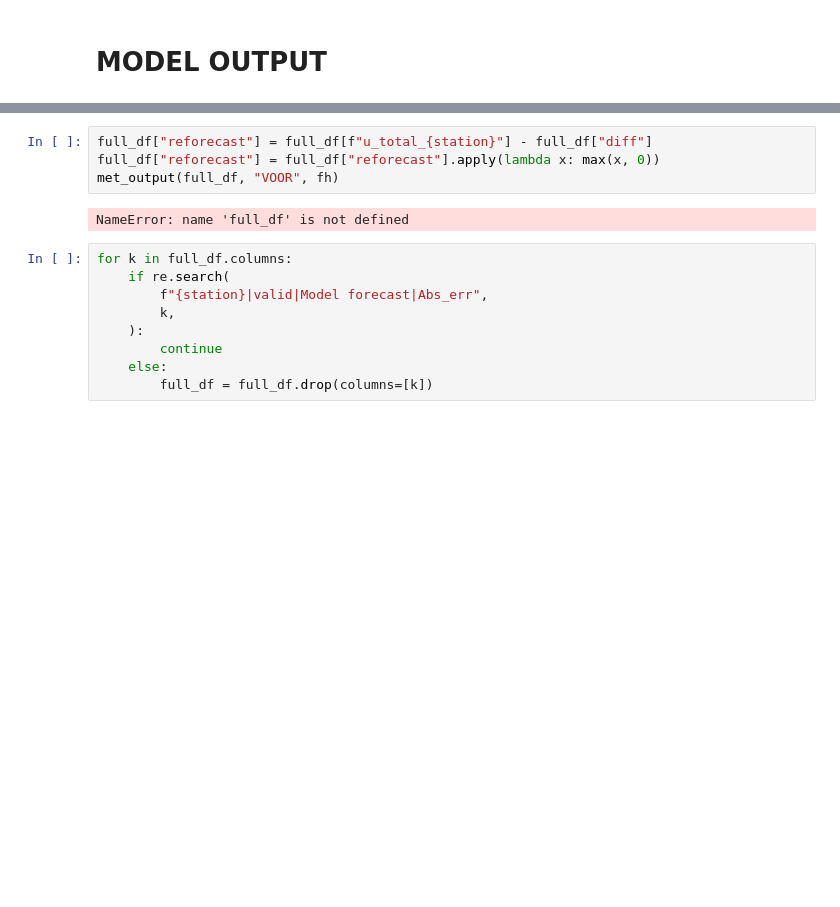
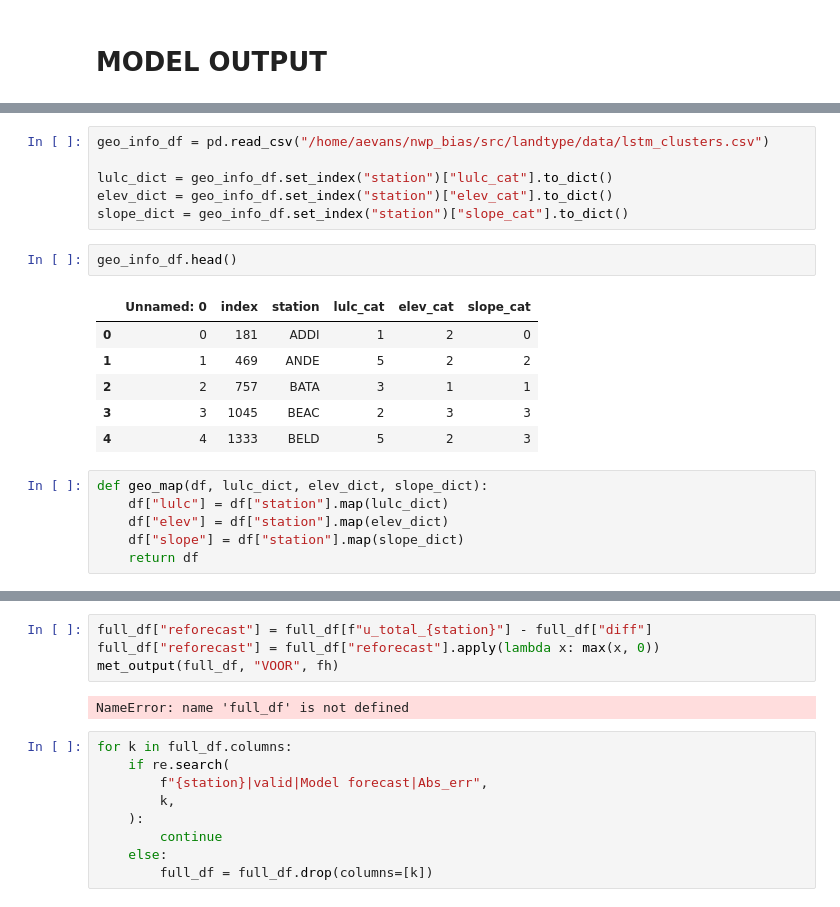
Before and after one commit to shmaronshmevans/nwp_bias, a Jupyter notebook: src/machine_learning/notebooks/visualize_error_metrics.ipynb, the cells around one changed output, grey strips where cells are left out. Drawn from its saved outputs; the diff is of its cells as text; blank space fills up the shorter version.

```diff
--- a/src/machine_learning/notebooks/visualize_error_metrics.ipynb
+++ b/src/machine_learning/notebooks/visualize_error_metrics.ipynb
@@ -259,0 +356,21 @@ x = ml_output(ldf, 4, station, test_set_start, test_set_finish, -5, 5)
+# %%
+geo_info_df = pd.read_csv("/home/aevans/nwp_bias/src/landtype/data/lstm_clusters.csv")
+
+lulc_dict = geo_info_df.set_index("station")["lulc_cat"].to_dict()
+elev_dict = geo_info_df.set_index("station")["elev_cat"].to_dict()
+slope_dict = geo_info_df.set_index("station")["slope_cat"].to_dict()
+# %%
+geo_info_df.head()
+# %% [output]
+|  | Unnamed: 0 | index | station | lulc_cat | elev_cat | slope_cat |
+| 0 | 0 | 181 | ADDI | 1 | 2 | 0 |
+| 1 | 1 | 469 | ANDE | 5 | 2 | 2 |
+| 2 | 2 | 757 | BATA | 3 | 1 | 1 |
+| 3 | 3 | 1045 | BEAC | 2 | 3 | 3 |
+| 4 | 4 | 1333 | BELD | 5 | 2 | 3 |
+# %%
+def geo_map(df, lulc_dict, elev_dict, slope_dict):
+    df["lulc"] = df["station"].map(lulc_dict)
+    df["elev"] = df["station"].map(elev_dict)
+    df["slope"] = df["station"].map(slope_dict)
+    return df
```
Also changed, not shown: parts of 24 cells of this notebook, 8 other files.
